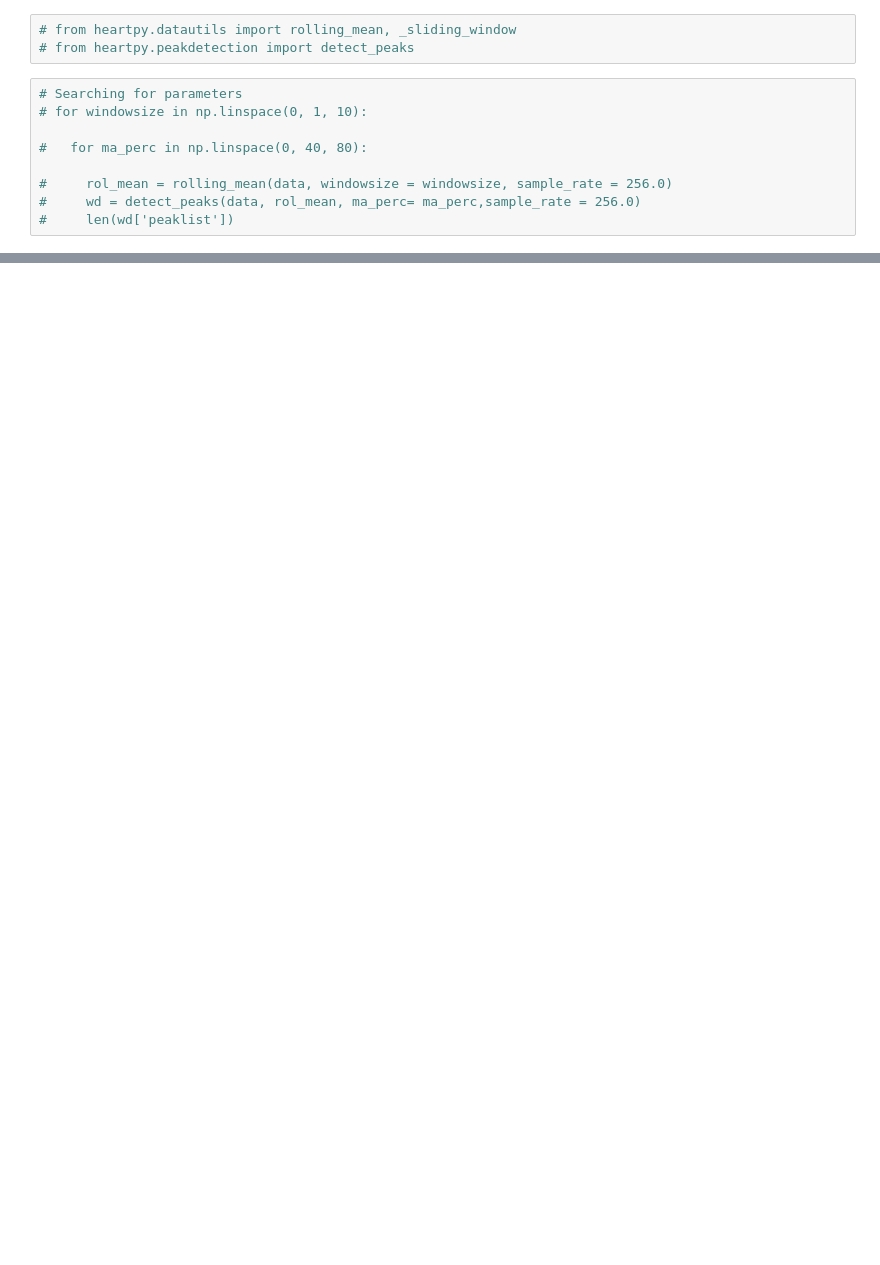
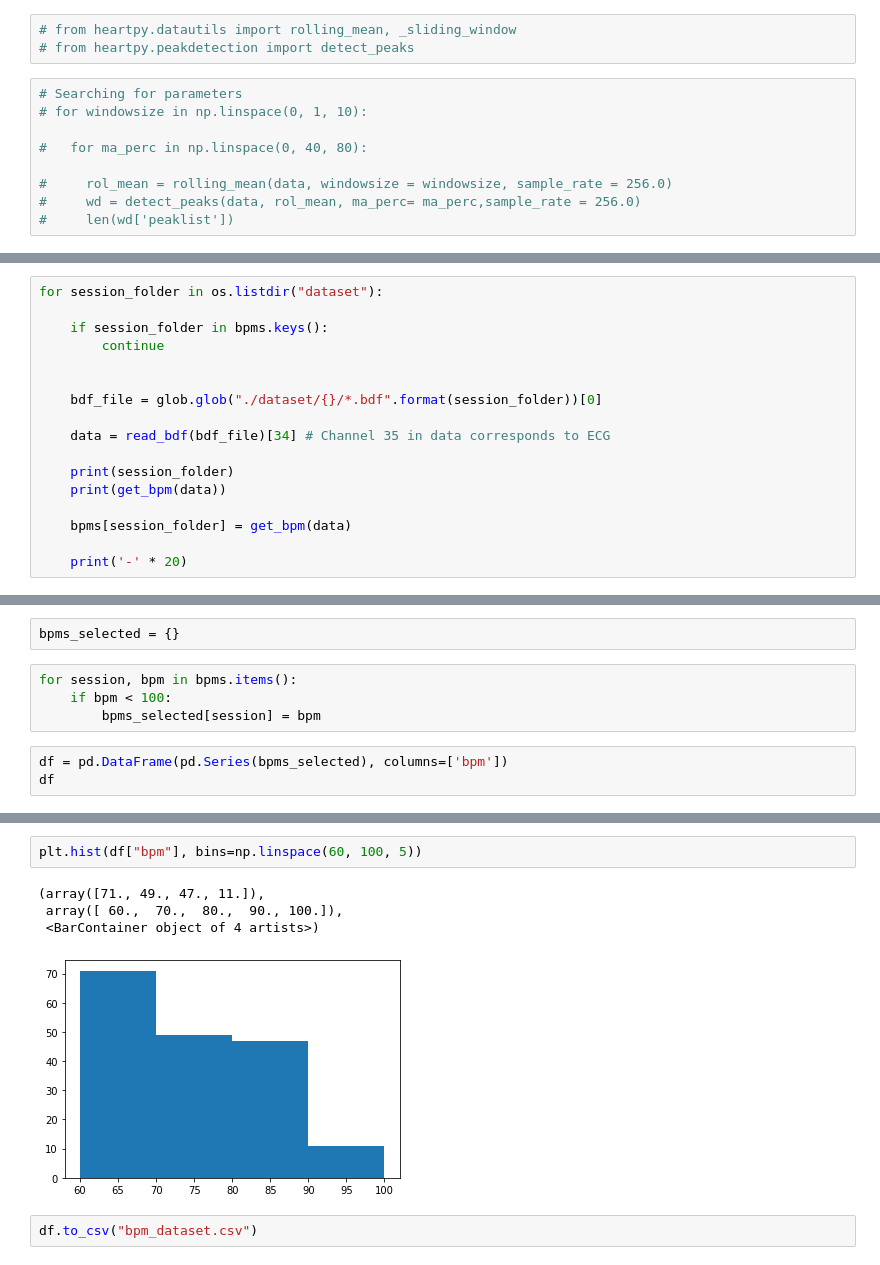
Before and after one commit to pouya-parsa/heart_rate_estimation, a Jupyter notebook: ECG_to_BPM.ipynb, the cells around one changed output, grey strips where cells are left out. Drawn from its saved outputs; the diff is of its cells as text; blank space fills up the shorter version.

```diff
--- a/ECG_to_BPM.ipynb
+++ b/ECG_to_BPM.ipynb
@@ -73,0 +91,17 @@ breathingrate: 0.300000
+# %%
+for session_folder in os.listdir("dataset"):
+
+    if session_folder in bpms.keys():
+        continue
+
+
+    bdf_file = glob.glob("./dataset/{}/*.bdf".format(session_folder))[0]
+
+    data = read_bdf(bdf_file)[34] # Channel 35 in data corresponds to ECG
+
+    print(session_folder)
+    print(get_bpm(data))
+
+    bpms[session_folder] = get_bpm(data)
+
+    print('-' * 20)
@@ -73,0 +126,9 @@ breathingrate: 0.300000
+# %%
+bpms_selected = {}
+# %%
+for session, bpm in bpms.items():
+    if bpm < 100:
+        bpms_selected[session] = bpm
+# %%
+df = pd.DataFrame(pd.Series(bpms_selected), columns=['bpm'])
+df
@@ -73,0 +149,9 @@ breathingrate: 0.300000
+# %%
+plt.hist(df["bpm"], bins=np.linspace(60, 100, 5))
+# %% [output]
+(array([71., 49., 47., 11.]),
+ array([ 60.,  70.,  80.,  90., 100.]),
+ <BarContainer object of 4 artists>)
+[figure, added]
+# %%
+df.to_csv("bpm_dataset.csv")
```
Also changed, not shown: parts of 11 cells of this notebook, 1 other file.
